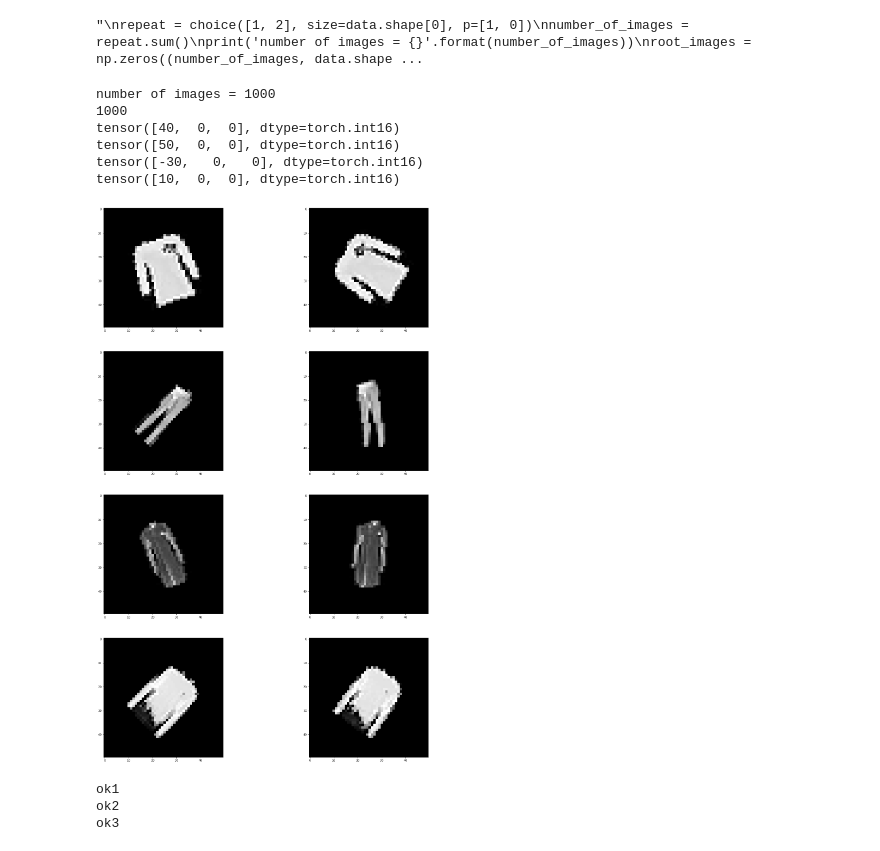
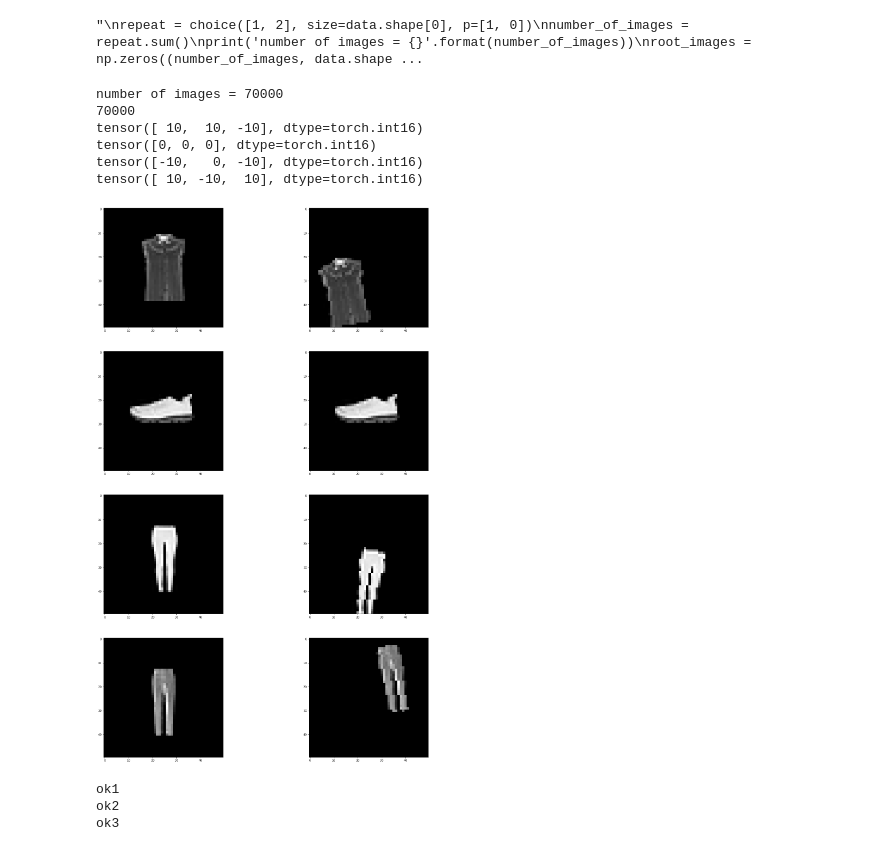
Before and after one commit to nicolas1805961/GE_reinforcement_learning, a Jupyter notebook: fork_of_ge_deep_q_learning_(1).ipynb, the cells around one changed output. Saved outputs shown, nothing was run; the diff lists cells and outputs as text; code cells hidden in the pictures.

```diff
--- a/fork_of_ge_deep_q_learning_(1).ipynb
+++ b/fork_of_ge_deep_q_learning_(1).ipynb
@@ -59,13 +59,13 @@ from PIL import Image
 from sklearn.model_selection import train_test_split
 
 data_train = pd.read_csv("/content/drive/My Drive/fashion-mnist_train.csv")
-data_train = data_train.iloc[:50, 1:].values
+data_train = data_train.iloc[:, 1:].values
 data_train = data_train.reshape((data_train.shape[0], 28, 28))
 p = (50 - 28) // 2
 data_train = np.pad(data_train, ((0, 0), (p, p), (p, p)), 'constant', constant_values=0)
 # %%
 data_test = pd.read_csv("/content/drive/My Drive/fashion-mnist_test.csv")
-data_test = data_test.iloc[:50, 1:].values
+data_test = data_test.iloc[:, 1:].values
 data_test = data_test.reshape((data_test.shape[0], 28, 28))
 p = (50 - 28) // 2
 data_test = np.pad(data_test, ((0, 0), (p, p), (p, p)), 'constant', constant_values=0)
@@ -202,59 +211,58 @@ for i in range(4):
 # %%
 #repeat = choice([1, 2], size=data.shape[0], p=[1, 0])
-number_of_images = 1000
+number_of_images = data.shape[0]
 print('number of images = {}'.format(number_of_images))
 root_images = np.zeros((number_of_images, data.shape[1], data.shape[2]))
 first_images = np.zeros((number_of_images, data.shape[1], data.shape[2]))
 second_images = np.zeros((number_of_images, data.shape[1], data.shape[2]))
 Y = torch.zeros((number_of_images, 3), dtype=torch.int16)
 second_translation = torch.zeros((number_of_images, 2), dtype=torch.int16)
 count = 0
-for i in range(data.shape[0]):
+for i in range(number_of_images):
     im = Image.fromarray(data[i, ...].astype(np.uint8))
-    for t in range(-50, 51, 10):
-      if t == 0:
-        continue
-      #numbers = [randint(-10, 10), randint(-10, 10)]
-      numbers = [0, 0]
-      r1 = get_rotation_number2()
-      one = affine(im, angle=r1, translate=numbers, scale=1, shear=0)
-      #one = affine(im, angle=0, translate=numbers, scale=1, shear=0)
-      #rotated = rotate_image(data[i, ...], numbers[0], (25, 25))
-      #translated = translate_image(rotated, numbers[1], numbers[2])
+    #for t in range(-10, 11, 10):
+    t = choice([-10, 0, 10])
+      #if t == 0:
+      #continue
+    numbers = [0, 0]
+    #q = randint(-(25 - 20 + numbers[0]), 25 - 20 - numbers[0])
+    #p = randint(-(25 - 20 + numbers[1]), 25 - 20 - numbers[1])
+    q = choice([-10, 0, 10])
+    p = choice([-10, 0, 10])
+    #r1 = get_rotation_number2()
+    r1 = 0
+    one = affine(im, angle=r1, translate=numbers, scale=1, shear=0)
 
-      #numbers2 = [randint(-10, 10), randint(-10, 10)]
-      numbers2 = [0, 0]
-      r2 = get_rotation_number2(t, r1)
-      two = affine(im, angle=r2, translate=numbers2, scale=1, shear=0)
-      #two = affine(im, angle=0, translate=numbers2, scale=1, shear=0)
-      #rotated2 = rotate_image(data[i, ...], numbers2[0], (25, 25))
-      #translated2 = translate_image(rotated2, numbers2[1], numbers2[2])
+    numbers2 = [numbers[0] - q, numbers[1] - p]
+    #numbers2 = get_translation_number(numbers)
+    r2 = r1 - t
+    two = affine(im, angle=r2, translate=numbers2, scale=1, shear=0)
 
-      second_images[count, ...] = two
-      second_translation[count] = torch.tensor([numbers2[0], numbers2[1]])
-      first_images[count, ...] = one
-      root_images[count, ...] = data[i, ...]
-      Y[count] = torch.tensor([r1 - r2, numbers[0] - numbers2[0], numbers[1] - numbers2[1]])
-      #Y[count] = torch.tensor([0, numbers[0] - numbers2[0], numbers[1] - numbers2[1]])
-      count += 1
+    second_images[count, ...] = np.array(two)
+    second_translation[count] = torch.tensor([numbers2[0], numbers2[1]])
+    first_images[count, ...] = np.array(one)
+    numbers_root = [x * -1 for x in numbers2]
+    root_images[count, ...] = np.array(affine(two, angle=0, translate=numbers_root, scale=1, shear=0))
+    Y[count] = torch.tensor([r1 - r2, numbers[0] - numbers2[0], numbers[1] - numbers2[1]])
+    count += 1
 
 del data
 print(count)
 
 fig, ax = plt.subplots(4, 2, figsize=(24, 9*4))
 for i in range(4):
     n = randint(0, number_of_images)
     print(Y[n])
     ax[i, 0].imshow(first_images[n,...], cmap='gray')
     ax[i, 1].imshow(second_images[n,...], cmap='gray')
 # %% [output]
-number of images = 1000
-1000
-tensor([40,  0,  0], dtype=torch.int16)
-tensor([50,  0,  0], dtype=torch.int16)
-tensor([-30,   0,   0], dtype=torch.int16)
-tensor([10,  0,  0], dtype=torch.int16)
+number of images = 70000
+70000
+tensor([ 10,  10, -10], dtype=torch.int16)
+tensor([0, 0, 0], dtype=torch.int16)
+tensor([-10,   0, -10], dtype=torch.int16)
+tensor([ 10, -10,  10], dtype=torch.int16)
-[figure, old version]
+[figure, new version]
 # %%
 from math import cos, sin
 
```
Also changed, not shown: parts of 12 cells of this notebook.
